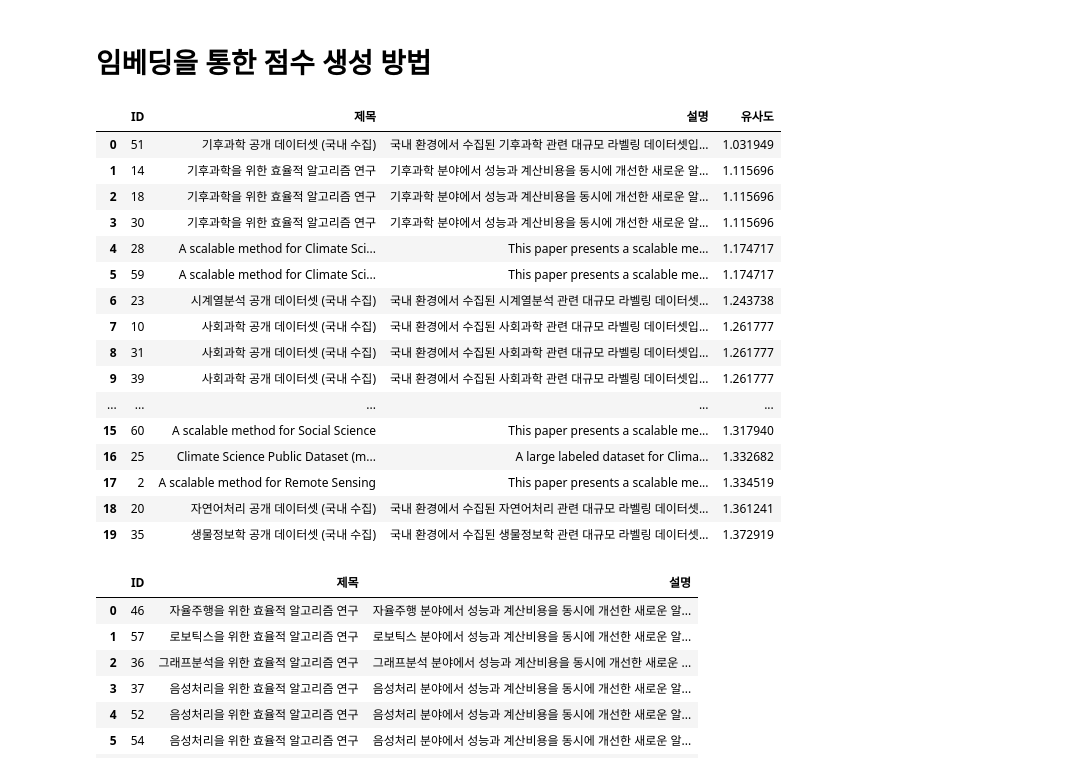
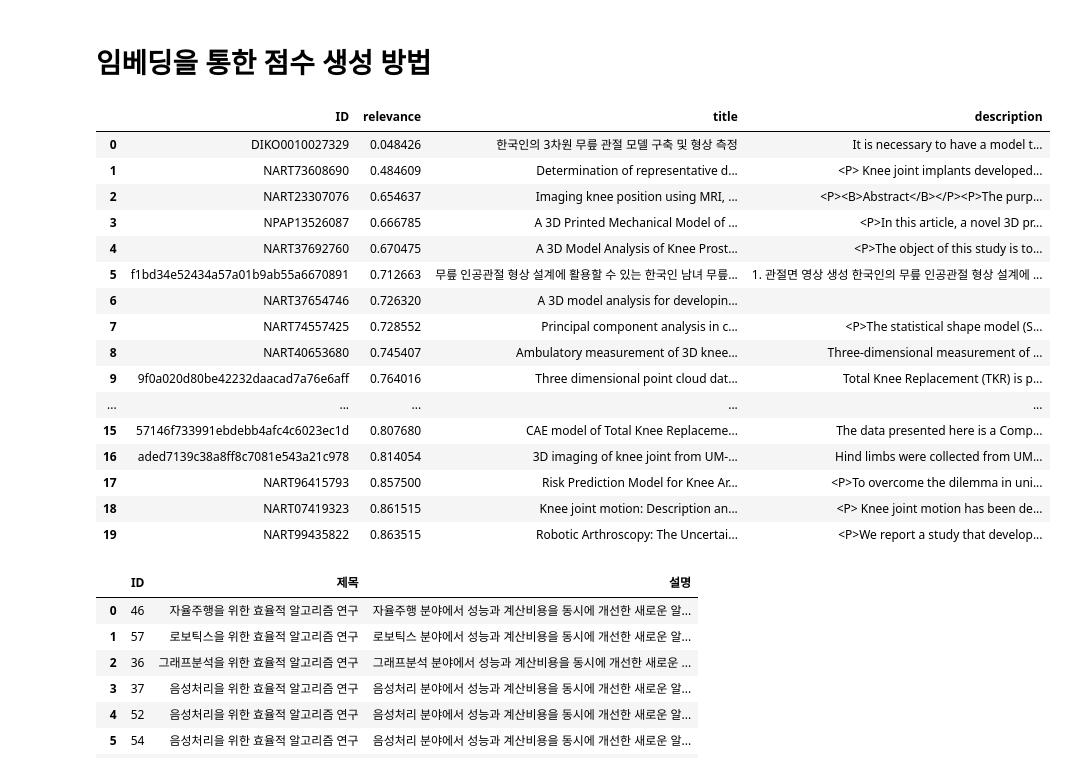
Before and after one commit to semistone97/kisti_recommender, a Jupyter notebook: notebooks/embeddings.ipynb, the cells around one changed output. Saved outputs shown, nothing was run; the diff lists cells and outputs as text; code cells hidden in the pictures.

```diff
--- a/notebooks/embeddings.ipynb
+++ b/notebooks/embeddings.ipynb
@@ -3,71 +45,81 @@
 # %%
 # text-embedding-3-small 사용
 
-from langchain.embeddings import OpenAIEmbeddings
+from langchain_openai import OpenAIEmbeddings
 from langchain_community.vectorstores import FAISS
 from langchain.schema import Document
 import pandas as pd
+from tqdm import tqdm
 
+df['title'] = df['title'].fillna('')
+df['description'] = df['description'].fillna('')
 
-subject = '기후 데이터 기반의 도시 열섬 현상 분석'
-description = '위성 원격탐사 데이터와 국내 기상 관측소 데이터를 결합하여 도시 열섬 현상의 시공간적 패턴을 분석하고, 인공지능 기반 예측 모델을 통해 기후 변화 대응 전략을 모색하는 연구'
-processed_df = pd.read_csv('./generated_input_data.csv', encoding='UTF-8', low_memory=False)
+MAX_LENGTH = 1000
+df['description'] = df['description'].str.slice(0, MAX_LENGTH)
 
-# 1. 텍스트 결합
-vector_df = processed_df[['ID', '제목', '설명', '키워드']]
-
-texts = (vector_df['제목'] + " " +
-         vector_df['설명'] + " " +
-         vector_df['키워드']).tolist()
+texts = (df['title'] + " " +
+        df['description']).tolist()
 
 # 2. 임베딩 객체 생성
 embeddings = OpenAIEmbeddings(model="text-embedding-3-small")
 
 # 3. Document 객체로 변환
-docs = [Document(page_content=text, metadata={"id": row.ID})
-        for text, row in zip(texts, vector_df.itertuples())]
+docs = [Document(page_content=text, metadata={"ID": row.ID})
+        for text, row in zip(texts, df.itertuples())]
 
-# 4. FAISS 벡터스토어 생성
-vectorstore = FAISS.from_documents(docs, embeddings)
+batch_size = 500
+stores = []
+for i in tqdm(range(0, len(docs), batch_size)):
+    batch = docs[i:i+batch_size]
+    store = FAISS.from_documents(batch, embeddings)
+    stores.append(store)
 
+# 부분 벡터스토어 통합
+vectorstore = stores[0]
+for s in stores[1:]:
+    vectorstore.merge_from(s)
 
 # 5. 쿼리 임베딩 생성
 query = subject + " " + description
 query_embedding = embeddings.embed_query(query)
 
 # 6. 유사 문서 검색
 results_with_score = vectorstore.similarity_search_with_score_by_vector(query_embedding, k=20)
 
 # 7. 결과 출력
-df_results = pd.DataFrame([
+relevance_df = pd.DataFrame([
     {
-        "ID": r.metadata.get("id"),
-        "제목": vector_df.loc[vector_df['ID'] == r.metadata.get("id"), "제목"].values[0],
-        "설명": vector_df.loc[vector_df['ID'] == r.metadata.get("id"), "설명"].values[0],
-        "유사도": score,
+        "ID": r.metadata.get("ID"),
+        "relevance": score,
     }
     for r, score in results_with_score
-]).sort_values(by="유사도", ascending=True)
+]).sort_values(by="relevance", ascending=True)
 
-display(df_results)
+relevance_df = relevance_df.merge(
+    df[['ID', 'title', 'description']],
+    on='ID',
+    how='left'
+)
+
+display(relevance_df)
 # %% [output]
-|  | ID | 제목 | 설명 | 유사도 |
-| 0 | 51 | 기후과학 공개 데이터셋 (국내 수집) | 국내 환경에서 수집된 기후과학 관련 대규모 라벨링 데이터셋입... | 1.031949 |
-| 1 | 14 | 기후과학을 위한 효율적 알고리즘 연구 | 기후과학 분야에서 성능과 계산비용을 동시에 개선한 새로운 알... | 1.115696 |
-| 2 | 18 | 기후과학을 위한 효율적 알고리즘 연구 | 기후과학 분야에서 성능과 계산비용을 동시에 개선한 새로운 알... | 1.115696 |
-| 3 | 30 | 기후과학을 위한 효율적 알고리즘 연구 | 기후과학 분야에서 성능과 계산비용을 동시에 개선한 새로운 알... | 1.115696 |
-| 4 | 28 | A scalable method for Climate Sci... | This paper presents a scalable me... | 1.174717 |
-| 5 | 59 | A scalable method for Climate Sci... | This paper presents a scalable me... | 1.174717 |
-| 6 | 23 | 시계열분석 공개 데이터셋 (국내 수집) | 국내 환경에서 수집된 시계열분석 관련 대규모 라벨링 데이터셋... | 1.243738 |
-| 7 | 10 | 사회과학 공개 데이터셋 (국내 수집) | 국내 환경에서 수집된 사회과학 관련 대규모 라벨링 데이터셋입... | 1.261777 |
-| 8 | 31 | 사회과학 공개 데이터셋 (국내 수집) | 국내 환경에서 수집된 사회과학 관련 대규모 라벨링 데이터셋입... | 1.261777 |
-| 9 | 39 | 사회과학 공개 데이터셋 (국내 수집) | 국내 환경에서 수집된 사회과학 관련 대규모 라벨링 데이터셋입... | 1.261777 |
+|  | ID | relevance | title | description |
+| 0 | DIKO0010027329 | 0.048426 | 한국인의 3차원 무릎 관절 모델 구축 및 형상 측정 | It is necessary to have a model t... |
+| 1 | NART73608690 | 0.484609 | Determination of representative d... | <P> Knee joint implants developed... |
+| 2 | NART23307076 | 0.654637 | Imaging knee position using MRI, ... | <P><B>Abstract</B></P><P>The purp... |
+| 3 | NPAP13526087 | 0.666785 | A 3D Printed Mechanical Model of ... | <P>In this article, a novel 3D pr... |
+| 4 | NART37692760 | 0.670475 | A 3D Model Analysis of Knee Prost... | <P>The object of this study is to... |
+| 5 | f1bd34e52434a57a01b9ab55a6670891 | 0.712663 | 무릎 인공관절 형상 설계에 활용할 수 있는 한국인 남녀 무릎... | 1. 관절면 영상 생성 한국인의 무릎 인공관절 형상 설계에 ... |
+| 6 | NART37654746 | 0.726320 | A 3D model analysis for developin... |  |
+| 7 | NART74557425 | 0.728552 | Principal component analysis in c... | <P>The statistical shape model (S... |
+| 8 | NART40653680 | 0.745407 | Ambulatory measurement of 3D knee... | Three-dimensional measurement of ... |
+| 9 | 9f0a020d80be42232daacad7a76e6aff | 0.764016 | Three dimensional point cloud dat... | Total Knee Replacement (TKR) is p... |
 | ... | ... | ... | ... | ... |
-| 15 | 60 | A scalable method for Social Science | This paper presents a scalable me... | 1.317940 |
-| 16 | 25 | Climate Science Public Dataset (m... | A large labeled dataset for Clima... | 1.332682 |
-| 17 | 2 | A scalable method for Remote Sensing | This paper presents a scalable me... | 1.334519 |
-| 18 | 20 | 자연어처리 공개 데이터셋 (국내 수집) | 국내 환경에서 수집된 자연어처리 관련 대규모 라벨링 데이터셋... | 1.361241 |
-| 19 | 35 | 생물정보학 공개 데이터셋 (국내 수집) | 국내 환경에서 수집된 생물정보학 관련 대규모 라벨링 데이터셋... | 1.372919 |
+| 15 | 57146f733991ebdebb4afc4c6023ec1d | 0.807680 | CAE model of Total Knee Replaceme... | The data presented here is a Comp... |
+| 16 | aded7139c38a8ff8c7081e543a21c978 | 0.814054 | 3D imaging of knee joint from UM-... | Hind limbs were collected from UM... |
+| 17 | NART96415793 | 0.857500 | Risk Prediction Model for Knee Ar... | <P>To overcome the dilemma in uni... |
+| 18 | NART07419323 | 0.861515 | Knee joint motion: Description an... | <P> Knee joint motion has been de... |
+| 19 | NART99435822 | 0.863515 | Robotic Arthroscopy: The Uncertai... | <P>We report a study that develop... |
 # %%
 # 로컬 모델 사용
 from langchain.embeddings import HuggingFaceEmbeddings
```
Also changed, not shown: parts of 1 cell of this notebook, 5 other files.
